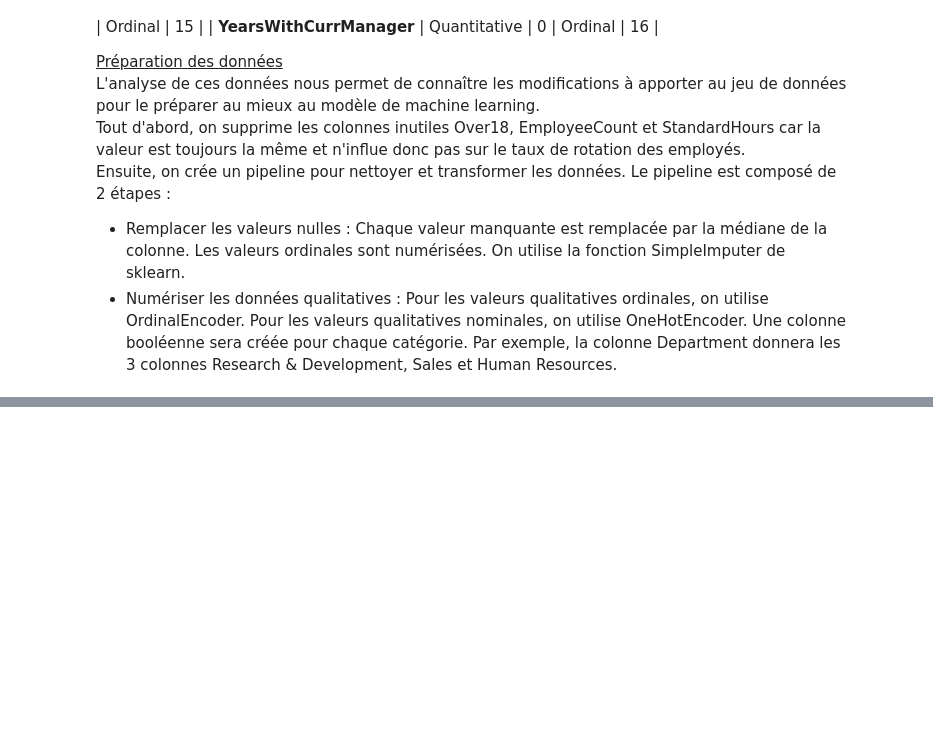
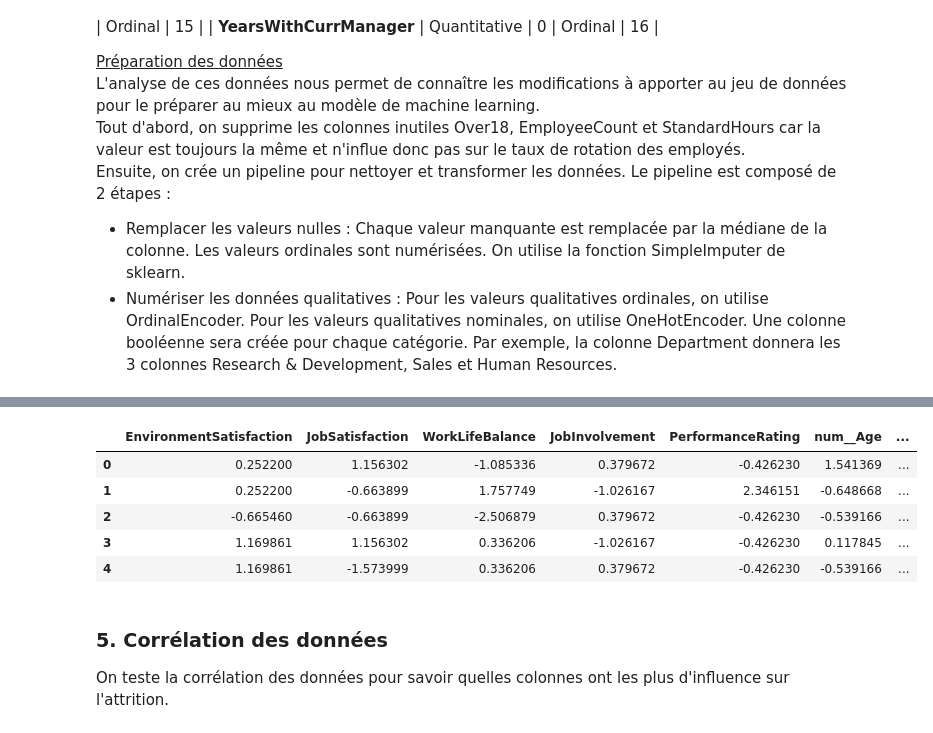
Before and after one commit to AnatholyB1/AI_A4, a Jupyter notebook: notebook/data_preprocessing.ipynb, the cells around one changed output, grey strips where cells are left out. Saved outputs shown, nothing was run; the diff lists cells and outputs as text; code cells hidden in the pictures; blank space fills up the shorter version.

```diff
--- a/notebook/data_preprocessing.ipynb
+++ b/notebook/data_preprocessing.ipynb
@@ -377 +418,30 @@ hourly_time_prepared['EmployeeID'] = employee_df['EmployeeID']
+# %%
+# Supprimer les colonnes Employee_ID
+result_dr = result.drop(['EmployeeID', 'num__EmployeeID'], axis=1)
+
+# Créer un pipeline
+result_transformer = Pipeline(steps=[
+    ('scaler', StandardScaler())
+])
+
+# Standardiser les données
+result_array = result_transformer.fit_transform(result_dr)
+result_final = pd.DataFrame(result_array, columns = result_dr.columns)
+
+# Enregistrer les données résultantes dans un nouveau fichier CSV
+result_final.to_csv('../datasets/data_preprocessing.csv', index=False)
+
+# Aperçu du jeu de données final
+result_final.head()
+# %% [output]
+|  | EnvironmentSatisfaction | JobSatisfaction | WorkLifeBalance | JobInvolvement | PerformanceRating | num__Age | ... |
+| 0 | 0.252200 | 1.156302 | -1.085336 | 0.379672 | -0.426230 | 1.541369 | ... |
+| 1 | 0.252200 | -0.663899 | 1.757749 | -1.026167 | 2.346151 | -0.648668 | ... |
+| 2 | -0.665460 | -0.663899 | -2.506879 | 0.379672 | -0.426230 | -0.539166 | ... |
+| 3 | 1.169861 | 1.156302 | 0.336206 | -1.026167 | -0.426230 | 0.117845 | ... |
+| 4 | 1.169861 | -1.573999 | 0.336206 | 0.379672 | -0.426230 | -0.539166 | ... |
+# %% [markdown]
+### 5. Corrélation des données
+
+On teste la corrélation des données pour savoir quelles colonnes ont les plus d'influence sur l'attrition.
 # %%
```
Also changed, not shown: parts of 25 cells of this notebook.
